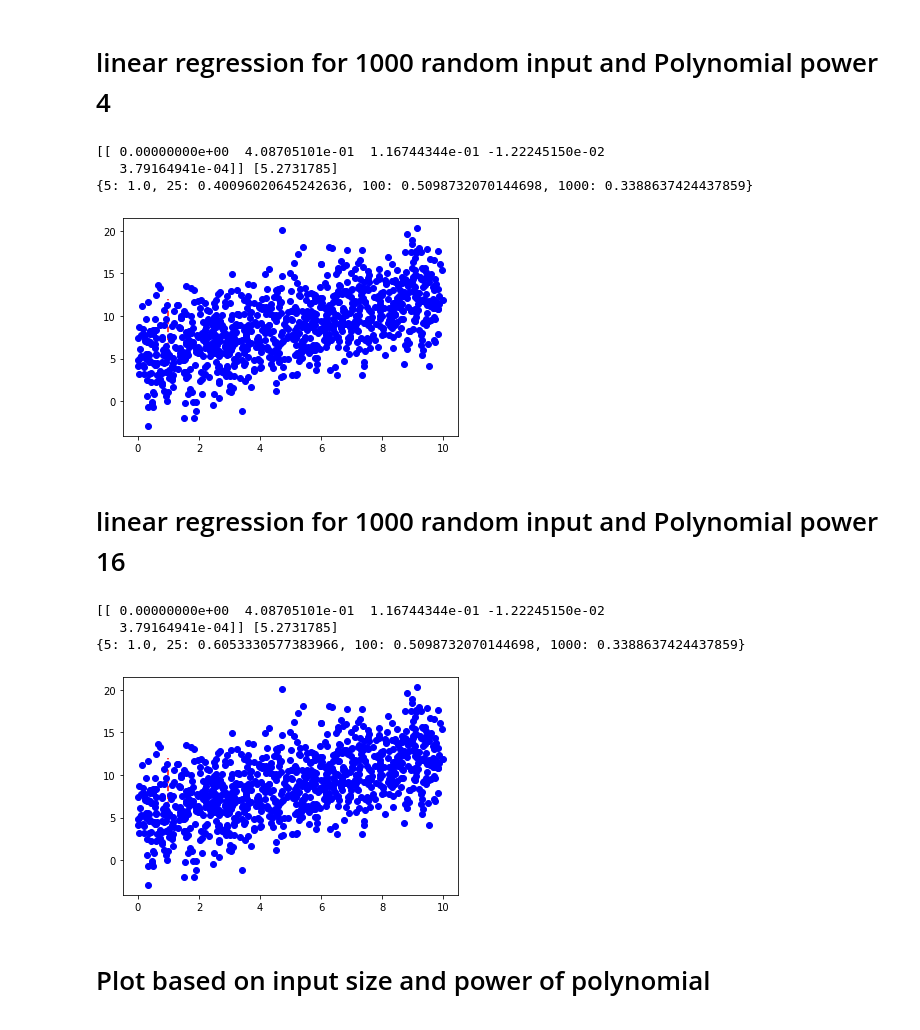
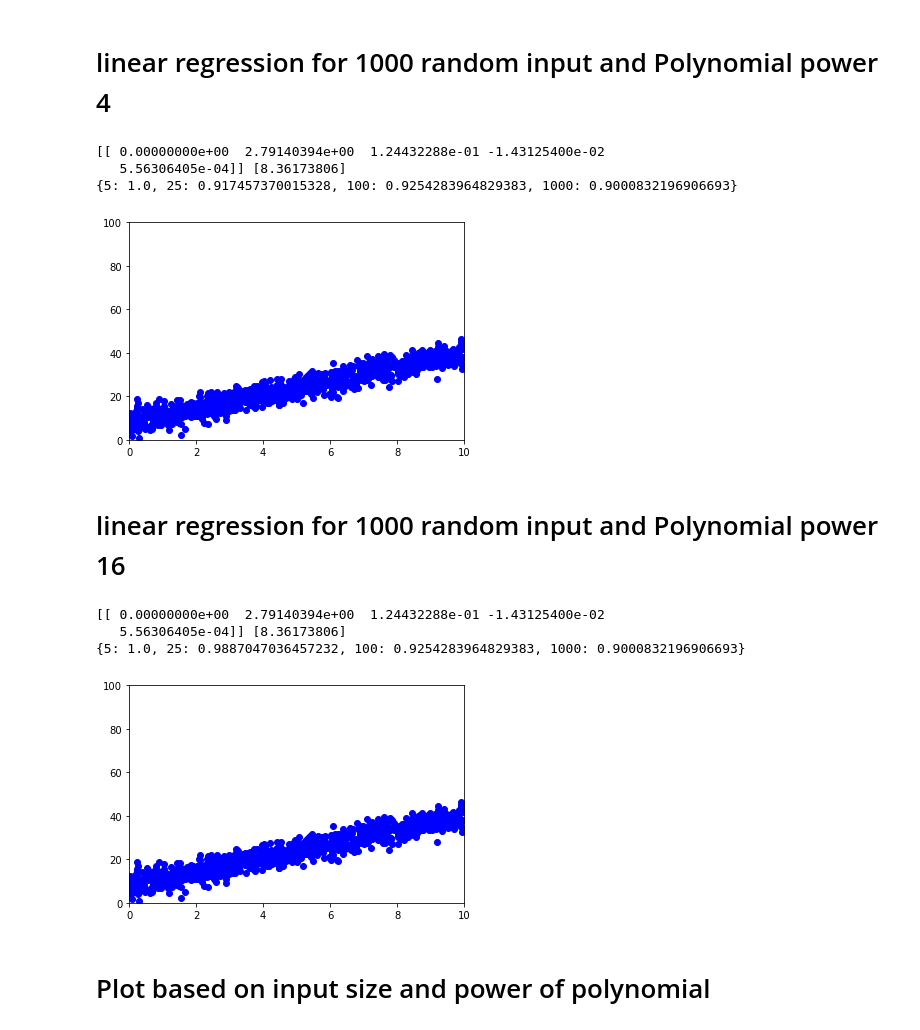
Before and after one commit to FatemeMarzani/ML_course, a Jupyter notebook: Assessments/Assessment1_LinearRegression.ipynb, the cells around one changed output. Drawn from its saved outputs; the diff is of its cells as text; code cells hidden in the pictures.

```diff
--- a/Assessments/Assessment1_LinearRegression.ipynb
+++ b/Assessments/Assessment1_LinearRegression.ipynb
@@ -22,7 +22,7 @@ def MSE(y,h):
 # %%
 w=np.random.rand(1) * 10
 b=np.random.rand(1) * 10
-y=(w*x_5)+b
+y=(w*x_5)
 print(w,b)
 y = y + np.random.normal(scale=3, size=y.shape)
 plt.plot(x_5, y, 'bo', scalex=True, scaley=True)
@@ -35,5 +35,6 @@ y_line = lr_model.predict(x_line)
 Score_pol1={}
 Score_pol1[5]=lr_model.score(x_5,y)
 print(Score_pol1)
+plt.axis([0,10,0, 100])
 plt.plot(x_line, y_line, 'r-', scalex=True, scaley=True)
 # %% [output]
@@ -248,20 +261,21 @@ print(Score_pol1)
 # %%
 pol4= PolynomialFeatures(degree = 4)
 x_1000_4=pol4.fit_transform(x_1000)
 lr_model.fit(x_1000_4, y)
 print(lr_model.coef_,lr_model.intercept_)
 x_line = np.arange(0, 10, 1).reshape(-1, 1)
 x_line = pol4.fit_transform(x_line)
 y_line = lr_model.predict(x_line)
-plt.plot(x_line[:, 0], y_line, 'r--')
+plt.axis([0,10,0, 100])
+plt.plot(x_line[:, 1], y_line, 'r--')
 plt.plot(x_1000, y, 'bo')
 Score_pol4[1000]=lr_model.score(x_1000_4,y)
 print(Score_pol4)
 # %% [output]
-[[ 0.00000000e+00  4.08705101e-01  1.16744344e-01 -1.22245150e-02
-   3.79164941e-04]] [5.2731785]
-{5: 1.0, 25: 0.40096020645242636, 100: 0.5098732070144698, 1000: 0.3388637424437859}
+[[ 0.00000000e+00  2.79140394e+00  1.24432288e-01 -1.43125400e-02
+   5.56306405e-04]] [8.36173806]
+{5: 1.0, 25: 0.917457370015328, 100: 0.9254283964829383, 1000: 0.9000832196906693}
-[figure, old version]
+[figure, new version]
 # %% [markdown]
 # linear regression for 1000 random input and Polynomial power 16
 # %%
@@ -272,15 +286,16 @@ print(lr_model.coef_,lr_model.intercept_)
 x_line = np.arange(0, 10,1).reshape(-1, 1)
 x_line = pol16.fit_transform(x_line)
 y_line = lr_model.predict(x_line)
-plt.plot(x_line[:, 0], y_line, 'r--')
+plt.axis([0,10,0, 100])
+plt.plot(x_line[:, 1], y_line, 'r--')
 plt.plot(x_1000, y, 'bo')
 Score_pol16[1000]=lr_model.score(x_1000_16,y)
 print(Score_pol16)
 # %% [output]
-[[ 0.00000000e+00  4.08705101e-01  1.16744344e-01 -1.22245150e-02
-   3.79164941e-04]] [5.2731785]
-{5: 1.0, 25: 0.6053330577383966, 100: 0.5098732070144698, 1000: 0.3388637424437859}
+[[ 0.00000000e+00  2.79140394e+00  1.24432288e-01 -1.43125400e-02
+   5.56306405e-04]] [8.36173806]
+{5: 1.0, 25: 0.9887047036457232, 100: 0.9254283964829383, 1000: 0.9000832196906693}
-[figure, old version]
+[figure, new version]
 # %% [markdown]
 # Plot based on input size and power of polynomial
 # %%
```
Also changed, not shown: parts of 12 cells of this notebook.
